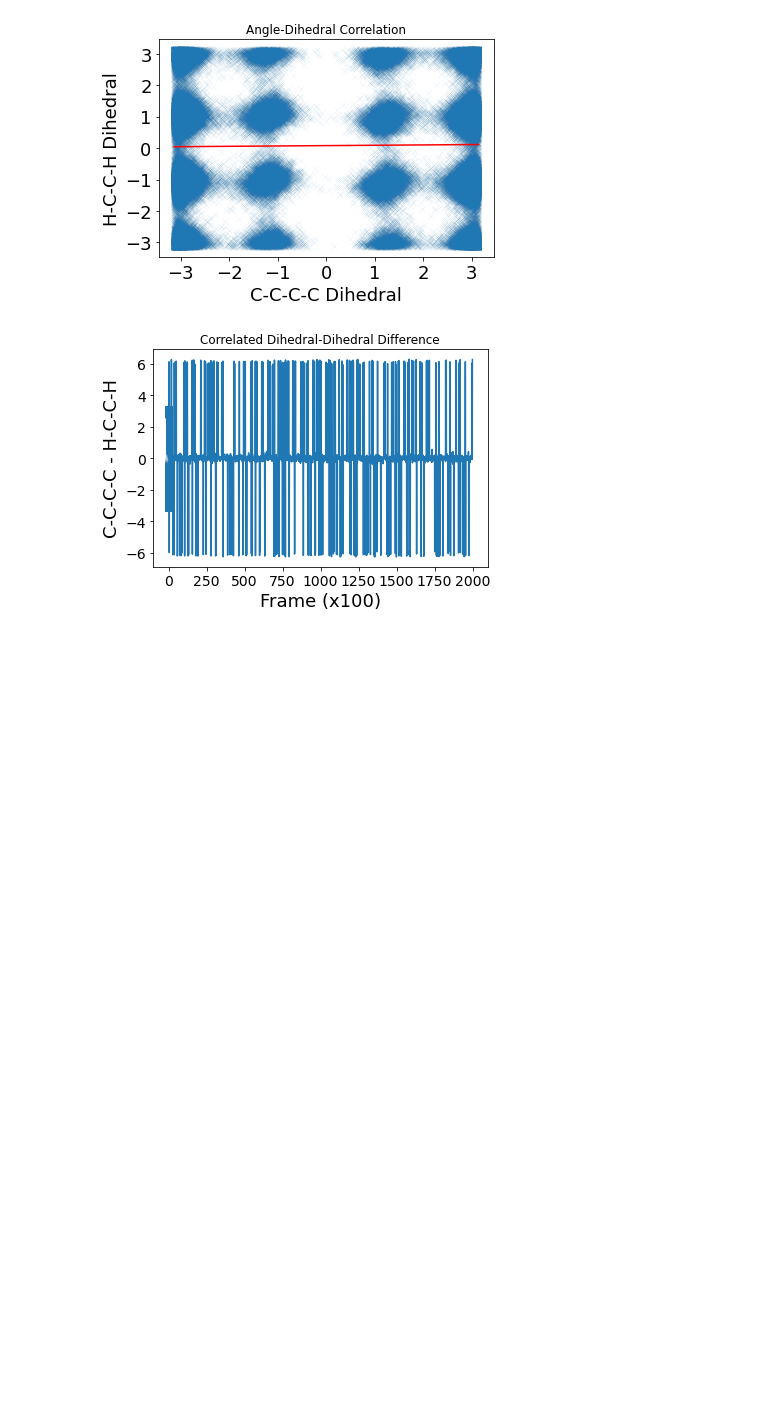
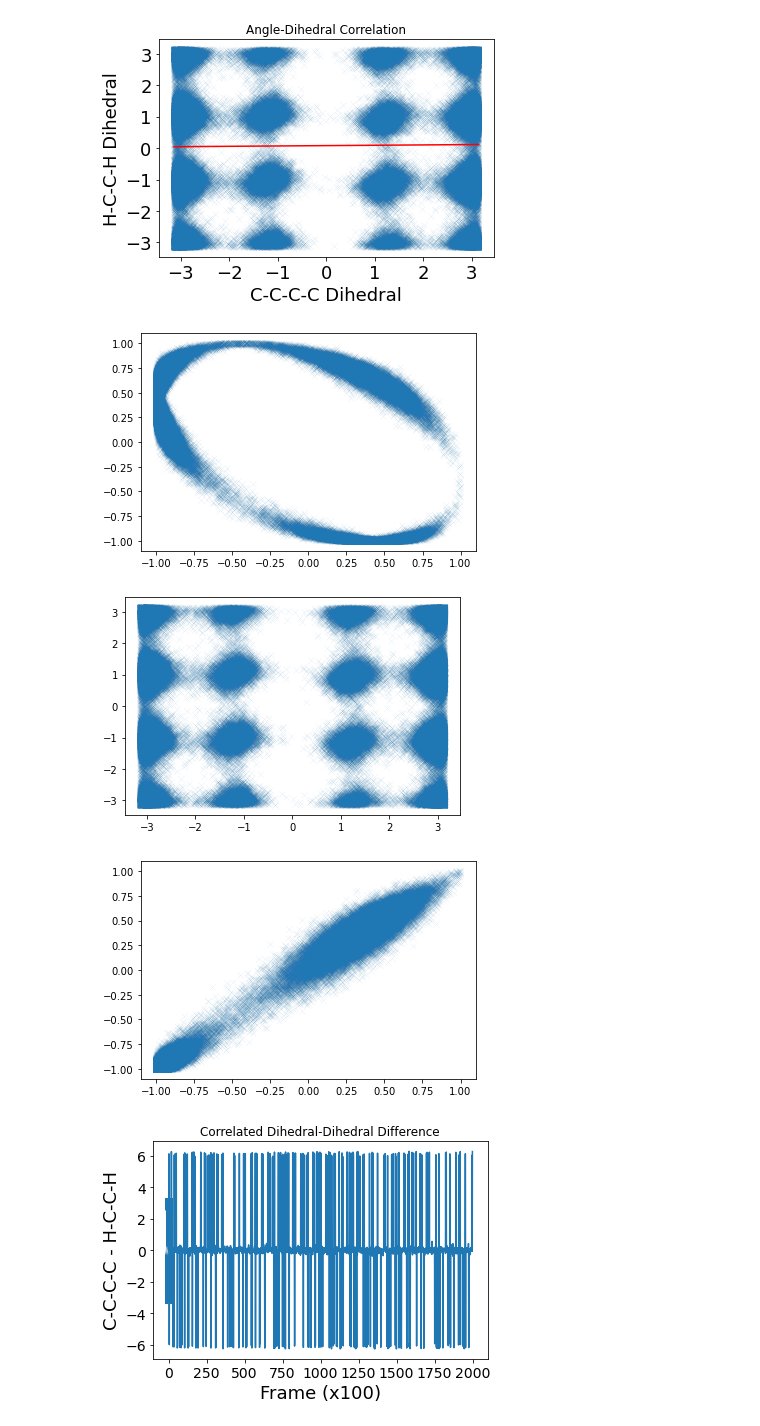
Before and after one commit to camerondsmith/CHEM101.6, a Jupyter notebook: alkane/Tutorial_1.ipynb, the cells around one changed output. Saved outputs shown, nothing was run; the diff lists cells and outputs as text; code cells hidden in the pictures; blank space fills up the shorter version.

```diff
--- a/alkane/butane_analysis.ipynb
+++ b/alkane/Tutorial_1.ipynb
@@ -838,6 +808,26 @@ plt.show()
 r2: 0.015628729330593366
 [0.01103958 0.07844603]
 [figure]
+# %%
+####Homework Problem 5 - Correlations in torsion paramters###
+#PLOT SOME TORSIONS THAT YOU EXPECT TO BE HIGHLY CORRELATED - EXPLAIN WHY - EXPLAIN WHAT OU SEE
+#Consider CCCC vs. [8,7,4,5]
+plt.scatter(np.cos(HCCH_torsions[:,0]),np.cos(HCCH_torsions[:,1]),marker='x',linewidth=0.04)
+plt.show()
+plt.clf()
+
+#PLOT SOME TORSIONS THAT YOU EXPECT TO BE UNCORRELATED - Explain what you see
+#Consider CCCC vs. [12,10,7,9]
+plt.scatter(CCCC_torsion,HCCH_torsions[:,14],marker='x',linewidth=0.04)
+plt.show()
+plt.clf()
+
+plt.scatter(np.cos(CCCC_torsion),np.cos(HCCH_torsions[:,0]),marker='x',linewidth=0.04)
+plt.show()
+# %% [output]
+[figure, new version]
+[figure, added]
+[figure, added]
 # %%
 #SELECT TWO TORSIONS THAT YOU EXPECT TO HAVE A SYSTEMATIC OFFSET
 #CALCULATE THEIR OFFSET IN EACH FRAME - EXPLAIN YOUR RESULT
```
Also changed, not shown: parts of 6 cells of this notebook, 3 other files.
